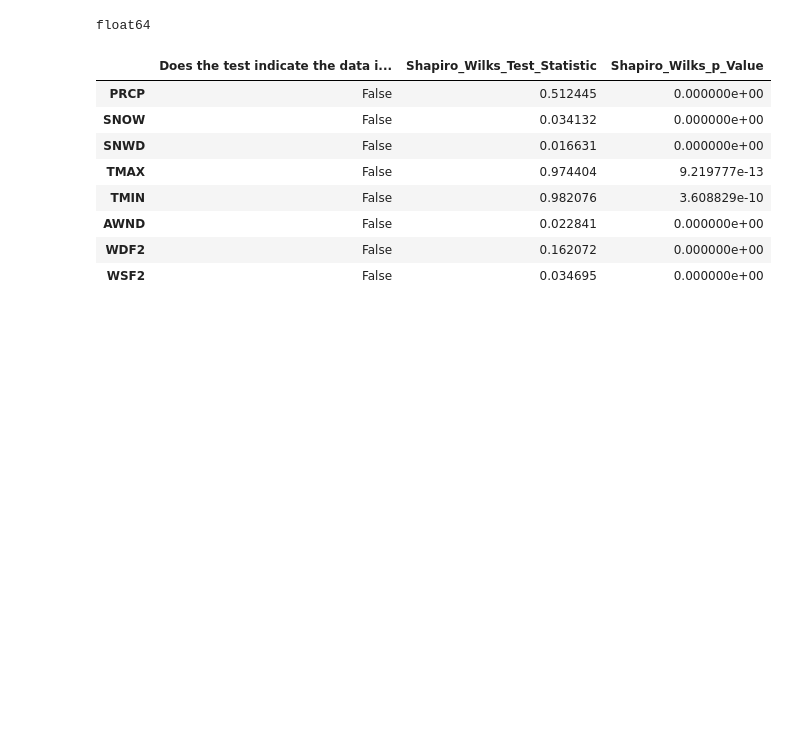
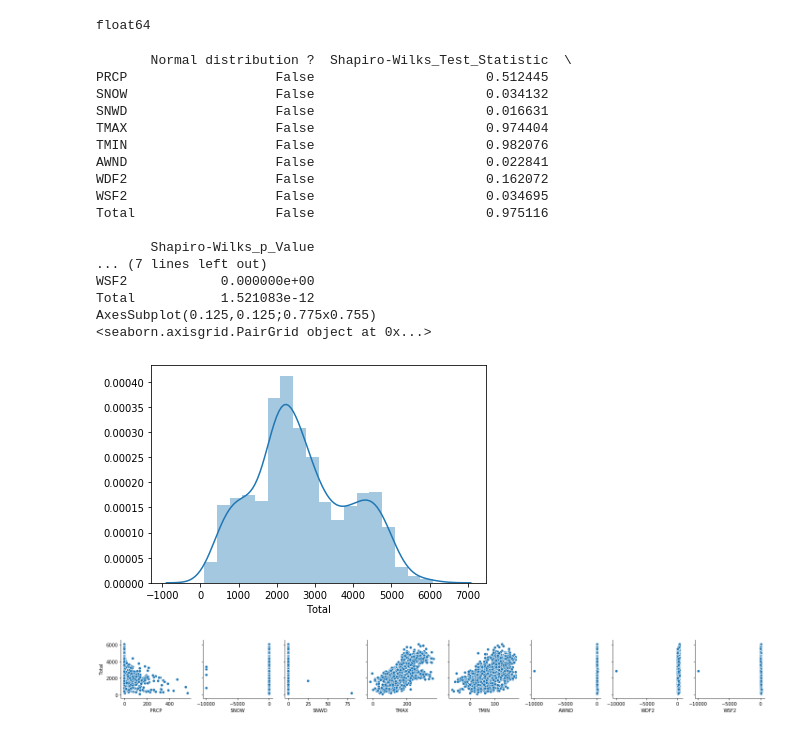
Before and after one commit to crawftv/crawto, a Jupyter notebook: CrawtoML.ipynb, the cells around one changed output. Drawn from its saved outputs; the diff is of its cells as text; code cells hidden in the pictures; blank space fills up the shorter version.

```diff
--- a/CrawtoML.ipynb
+++ b/CrawtoML.ipynb
@@ -68,18 +68,20 @@ class CrawtoML:
         seaborn.heatmap(self.data[self.numeric_columns].corr())
 
     def distribution_report(self):
-        seaborn.distplot(self.data[self.target])
-        seaborn.PairGrid(self.data, x_vars=self.features, y_vars=self.target).map(
+        self.distribution_r()
+        print(seaborn.distplot(self.data[self.target]))
+        print(seaborn.PairGrid(self.data, x_vars=self.features, y_vars=self.target).map(
             seaborn.scatterplot
-        )
+        ))
+
 
     def distribution_r(self):
         import pandas
 
-        return pandas.DataFrame(
-            [self.distribution_fit(self.data, i) for i in self.numeric_columns],
-            index=self.numeric_columns,
-        )
+        print( pandas.DataFrame(
+            [self.distribution_fit(self.data, i) for i in self.numeric_columns + [self.target] ],
+            index=self.numeric_columns+[self.target],
+        ))
 
     def distribution_fit(self, data, numeric_column):
         from scipy.stats import shapiro
@@ -96,7 +98,7 @@ class CrawtoML:
         return {
             "Shapiro-Wilks_Test_Statistic": shapiro_values[0],
             "Shapiro-Wilks_p_Value": shapiro_values[1],
-            "Does the Shapiro-Wilks Test indicate the data is normally distributed": test_indication
+            "Normal distribution ?": test_indication
             # "Anderson_Darling_Test_Statistic_Normal": anderson_values[0][0],
         }
 # %%
@@ -106,17 +108,27 @@ automl = CrawtoML(
     features=["PRCP", "SNOW", "SNWD", "TMAX", "TMIN", "AWND", "WDF2", "WSF2"],
 )
 # %%
-automl.distribution_r()
+automl.distribution_report()
 # %% [output]
-|  | Does the test indicate the data i... | Shapiro_Wilks_Test_Statistic | Shapiro_Wilks_p_Value |
-| PRCP | False | 0.512445 | 0.000000e+00 |
-| SNOW | False | 0.034132 | 0.000000e+00 |
-| SNWD | False | 0.016631 | 0.000000e+00 |
-| TMAX | False | 0.974404 | 9.219777e-13 |
-| TMIN | False | 0.982076 | 3.608829e-10 |
-| AWND | False | 0.022841 | 0.000000e+00 |
-| WDF2 | False | 0.162072 | 0.000000e+00 |
-| WSF2 | False | 0.034695 | 0.000000e+00 |
+       Normal distribution ?  Shapiro-Wilks_Test_Statistic  \
+PRCP                   False                      0.512445
+SNOW                   False                      0.034132
+SNWD                   False                      0.016631
+TMAX                   False                      0.974404
+TMIN                   False                      0.982076
+AWND                   False                      0.022841
+WDF2                   False                      0.162072
+WSF2                   False                      0.034695
+Total                  False                      0.975116
+
+       Shapiro-Wilks_p_Value
+... (7 lines left out)
+WSF2            0.000000e+00
+Total           1.521083e-12
+AxesSubplot(0.125,0.125;0.775x0.755)
+<seaborn.axisgrid.PairGrid object at 0x...>
+[figure, added]
+[figure, added]
 # %%
 from scipy.stats import anderson
 # %%
```
Also changed, not shown: parts of 4 cells of this notebook.
